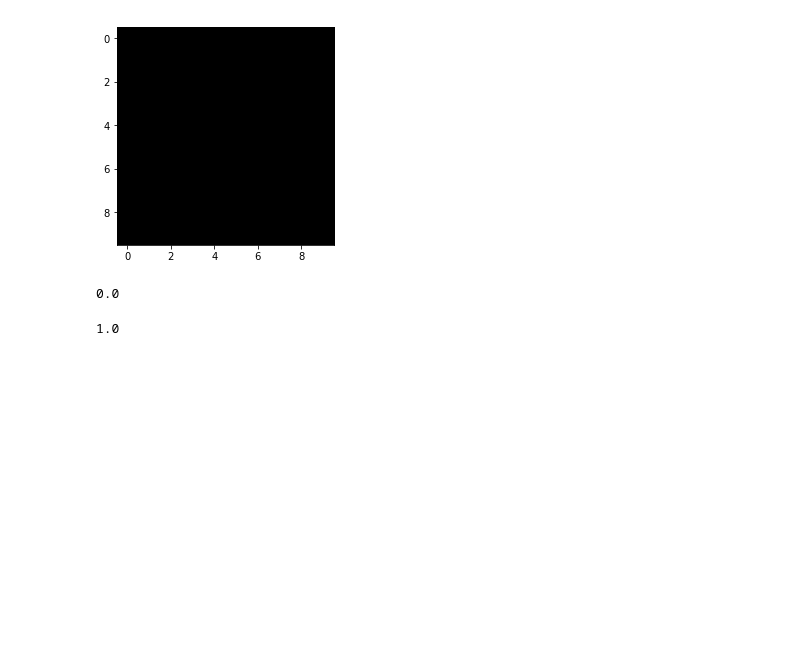
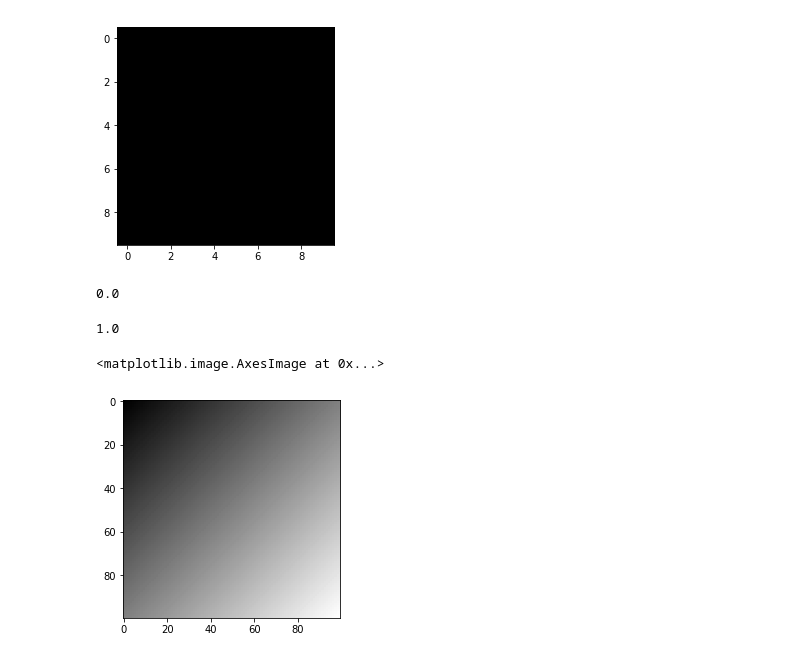
Before and after one commit to coding-blocks-archives/Data-Noida-0420-Live, a Jupyter notebook: session-8/Untitled.ipynb, the cells around one changed output. Saved outputs shown, nothing was run; the diff lists cells and outputs as text; code cells hidden in the pictures; blank space fills up the shorter version.

```diff
--- a/session-8/Untitled.ipynb
+++ b/session-8/Untitled.ipynb
@@ -124,3 +124,14 @@ arr.min()
 arr.max()
 # %% [output]
 1.0
+# %%
+out = np.empty((100, 100))
+
+for row in range(100):
+    for col in range(100):
+        out[row, col] = row + col
+
+plt.imshow(out, cmap="gray")
+# %% [output]
+<matplotlib.image.AxesImage at 0x...>
+[figure, added]
```
Also changed, not shown: parts of 1 cell of this notebook.
